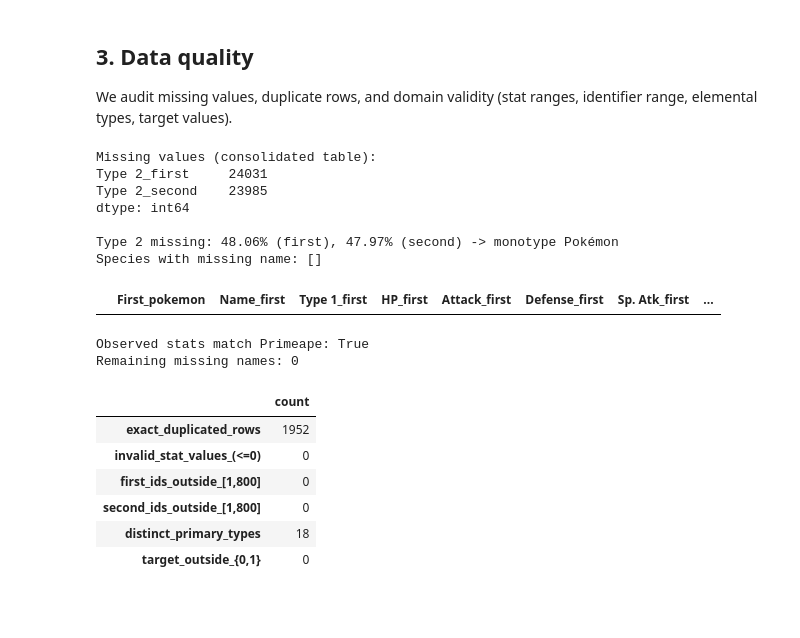
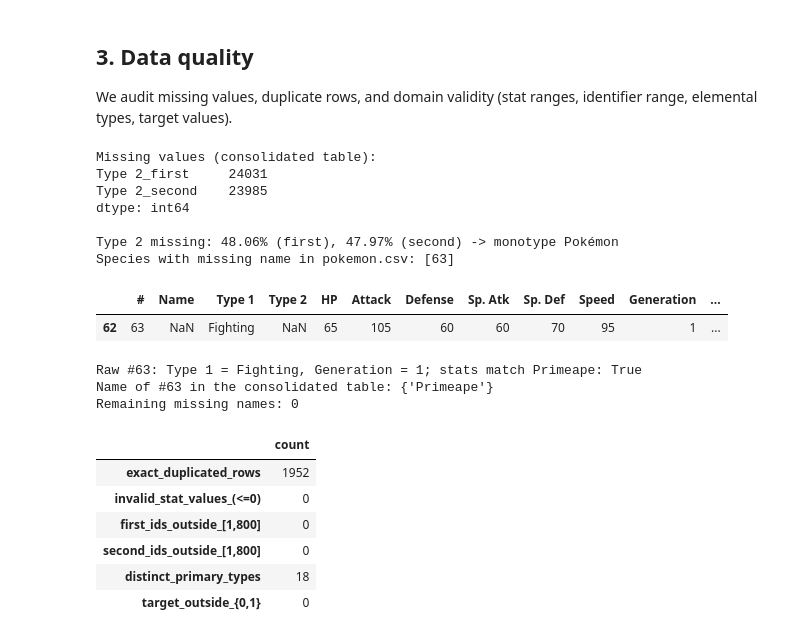
Before and after one commit to errodd/pokemon_battle_winner_predictor, a Jupyter notebook: notebooks/01_eda_pokemon.ipynb, the cells around one changed output. Cells and saved outputs as stored; diff of their text form; code cells hidden in the pictures; blank space fills up the shorter version.

```diff
--- a/notebooks/01_eda_pokemon.ipynb
+++ b/notebooks/01_eda_pokemon.ipynb
@@ -118,0 +131,25 @@ Dimensions: 50,000 battles x 29 columns
+# %%
+# 1.1 Rebuild the consolidated table from the raw CSV files and compare it with the tracked one
+raw_pokemon = pd.read_csv(DATA_DIR / "pokemon.csv")
+raw_combats = pd.read_csv(DATA_DIR / "combats.csv")
+print(f"Raw sources: pokemon.csv {raw_pokemon.shape}, combats.csv {raw_combats.shape}")
+
+catalog = raw_pokemon.copy()
+catalog.loc[catalog["#"] == 63, "Name"] = "Primeape"  # deterministic fix, see §3.2
+catalog = catalog.rename(columns={"#": "id"})
+
+rebuilt = raw_combats.copy()
+for side, id_col in (("first", "First_pokemon"), ("second", "Second_pokemon")):
+    side_cat = catalog.rename(columns={c: f"{c}_{side}" for c in catalog.columns if c != "id"})
+    rebuilt = rebuilt.merge(side_cat, left_on=id_col, right_on="id", how="left",
+                            validate="many_to_one").drop(columns="id")
+rebuilt["Target_First_Wins"] = (rebuilt["Winner"] == rebuilt["First_pokemon"]).astype(int)
+for stat in ("Speed", "Attack", "Defense"):
+    rebuilt[f"{stat}_diff"] = rebuilt[f"{stat}_first"] - rebuilt[f"{stat}_second"]
+
+non_type2 = [c for c in rebuilt.columns if not c.startswith("Type 2")]
+assert len(rebuilt) == len(raw_combats), "The joins changed the number of battles"
+assert rebuilt[non_type2].notna().all().all(), "The joins introduced unexpected nulls"
+pd.testing.assert_frame_equal(rebuilt[df.columns], df)
+print(f"Rebuilt table: {rebuilt.shape[0]:,} battles x {len(df.columns)} columns -> identical to "
+      f"{UNIFIED_PATH.name} (one row per battle, no rows lost or duplicated by the joins).")
@@ -167,47 +207,46 @@ elemental types, target values).
 # %%
 # 3.1 Missing values
 missing = df.isna().sum()
 print("Missing values (consolidated table):")
 print(missing[missing > 0])
 
 # (a) Type 2 nulls -> monotype species
 print(f"\nType 2 missing: {df['Type 2_first'].isna().mean()*100:.2f}% (first), "
       f"{df['Type 2_second'].isna().mean()*100:.2f}% (second) -> monotype Pokémon")
 
-# (b) Missing names -> always the same species (id #63)
-bad_ids = df.loc[df["Name_first"].isna(), "First_pokemon"].unique()
-print(f"Species with missing name: {bad_ids}")
-
-df.loc[df["Name_first"].isna(),
-       ["First_pokemon", "Name_first", "Type 1_first", "HP_first", "Attack_first",
-        "Defense_first", "Sp. Atk_first", "Sp. Def_first", "Speed_first"]].drop_duplicates()
+# (b) Missing names: audited in the raw catalogue (the consolidated table already carries the fix, §1.1)
+missing_names = raw_pokemon.loc[raw_pokemon["Name"].isna()]
+print(f"Species with missing name in pokemon.csv: {missing_names['#'].tolist()}")
+missing_names[["#", "Name", "Type 1", "Type 2", "HP", "Attack", "Defense", "Sp. Atk", "Sp. Def",
+               "Speed", "Generation", "Legendary"]]
 # %% [output]
 Missing values (consolidated table):
 Type 2_first     24031
 Type 2_second    23985
 dtype: int64
 
 Type 2 missing: 48.06% (first), 47.97% (second) -> monotype Pokémon
-Species with missing name: []
+Species with missing name in pokemon.csv: [63]
-|  | First_pokemon | Name_first | Type 1_first | HP_first | Attack_first | Defense_first | Sp. Atk_first | ... |
+|  | # | Name | Type 1 | Type 2 | HP | Attack | Defense | Sp. Atk | Sp. Def | Speed | Generation | ... |
+| 62 | 63 | NaN | Fighting | NaN | 65 | 105 | 60 | 60 | 70 | 95 | 1 | ... |
 # %%
-# 3.2 Impute the missing species name (id #63 = Primeape)
+# 3.2 Identify the missing species name (id #63 = Primeape)
 # The stats of the unnamed species (HP 65, Attack 105, Defense 60, Sp. Atk 60,
-# Sp. Def 70, Speed 95; Fighting; Gen 1) match Primeape exactly.
+# Sp. Def 70, Speed 95; Fighting; Gen 1) are Primeape's canonical base stats.
 PRIMEAPE_STATS = {"HP": 65, "Attack": 105, "Defense": 60,
                   "Sp. Atk": 60, "Sp. Def": 70, "Speed": 95}
 
-unnamed = df.loc[df["Name_first"].isna() | (df["First_pokemon"] == 63),
-                 ["HP_first", "Attack_first", "Defense_first", "Sp. Atk_first",
-                  "Sp. Def_first", "Speed_first"]].drop_duplicates()
-observed = {c: int(unnamed.iloc[0][f"{c}_first"]) for c in PRIMEAPE_STATS}
-print(f"Observed stats match Primeape: {observed == PRIMEAPE_STATS}")
+row_63 = raw_pokemon.loc[raw_pokemon["#"] == 63].iloc[0]
+observed = {c: int(row_63[c]) for c in PRIMEAPE_STATS}
+print(f"Raw #63: Type 1 = {row_63['Type 1']}, Generation = {row_63['Generation']}; "
+      f"stats match Primeape: {observed == PRIMEAPE_STATS}")
 
-df["Name_first"] = df["Name_first"].fillna("Primeape")
-df["Name_second"] = df["Name_second"].fillna("Primeape")
+names_63 = set(df.loc[df["First_pokemon"] == 63, "Name_first"]) | set(df.loc[df["Second_pokemon"] == 63, "Name_second"])
+print(f"Name of #63 in the consolidated table: {names_63}")
 print(f"Remaining missing names: {df['Name_first'].isna().sum() + df['Name_second'].isna().sum()}")
 # %% [output]
-Observed stats match Primeape: True
+Raw #63: Type 1 = Fighting, Generation = 1; stats match Primeape: True
+Name of #63 in the consolidated table: {'Primeape'}
 Remaining missing names: 0
 # %%
 # 3.3 Domain and range validation
```
Also changed, not shown: parts of 31 cells of this notebook.
